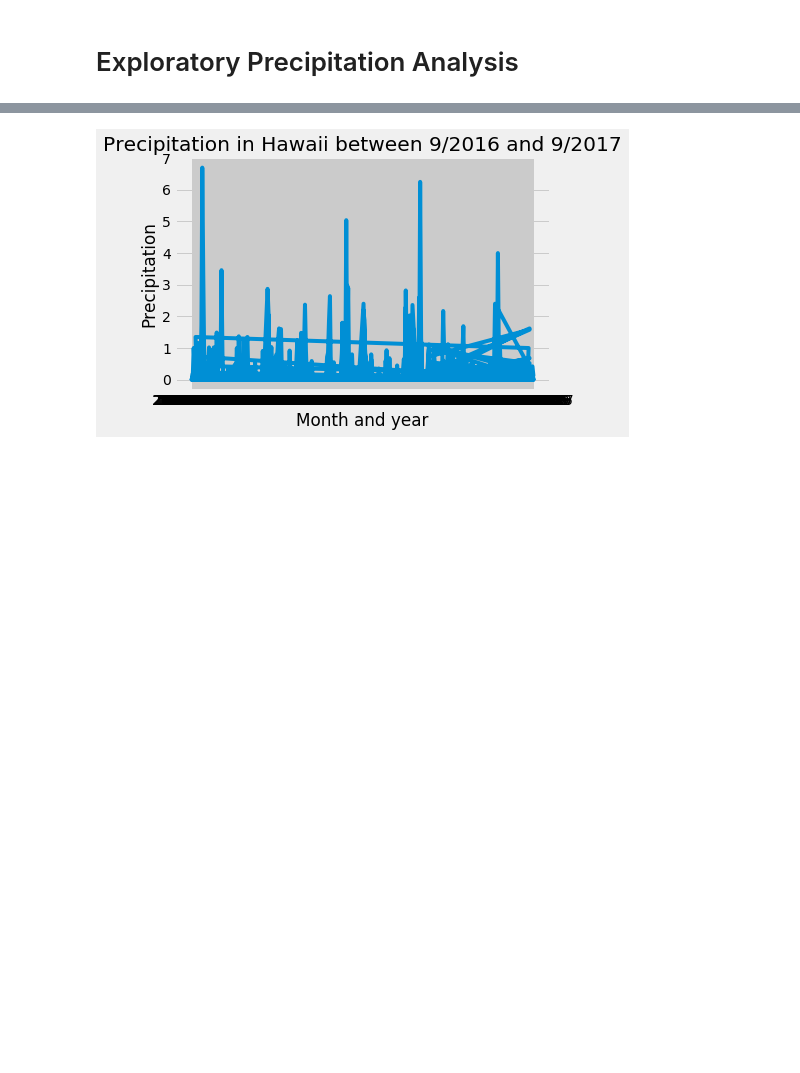
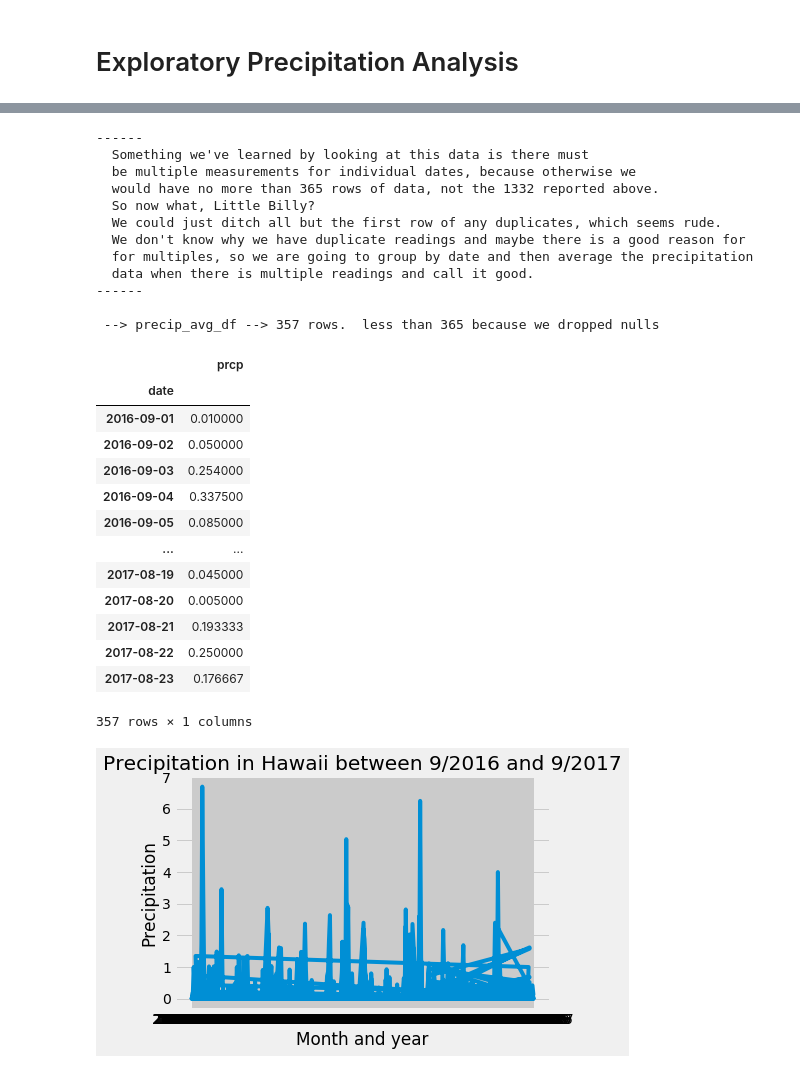
Before and after one commit to stephenbpeters/sqlalchemy-challenge, a Jupyter notebook: climate.ipynb, the cells around one changed output, grey strips where cells are left out. Saved outputs shown, nothing was run; the diff lists cells and outputs as text; code cells hidden in the pictures; blank space fills up the shorter version.

```diff
--- a/climate.ipynb
+++ b/climate.ipynb
@@ -166,7 +155,7 @@ print(last_date)
 
 #select date from measurement where date like '2017-%' or '2016-%'
 print(' -- get twelve months')
-twelve_months = pd.read_sql_query("select date from measurement where (date like '2017%')\
+twelve_months = pd.read_sql_query("select distinct date from measurement where (date like '2017%')\
                                   or (date like '2016-09%')\
                                   or (date like '2016-10%')\
                                   or (date like '2016-11%')\
@@ -176,7 +165,7 @@ print('')
 
 
 # Perform a query to retrieve the data and precipitation scores
-print(' -- get twelve months')
+print(' -- get twelve months with precipitation data')
 twelve_months = pd.read_sql_query("select date, prcp from measurement where (date like '2017%')\
                                   or (date like '2016-09%')\
                                   or (date like '2016-10%')\
@@ -184,6 +173,7 @@ twelve_months = pd.read_sql_query("select date, prcp from measurement where (dat
                                   or (date like '2016-12%')", engine)
 print(twelve_months)
 print('')
+# group by date and average prcp
 
 print(' -- drop rows with null values')
 twelve_months.dropna(axis = 0, how = 'any', inplace=True)
@@ -214,3 +204,47 @@ print('')
+# %%
+print('------')
+print('  Something we\'ve learned by looking at this data is there must ')
+print('  be multiple measurements for individual dates, because otherwise we')
+print('  would have no more than 365 rows of data, not the 1332 reported above.')
+print('  So now what, Little Billy?')
+print('  We could just ditch all but the first row of any duplicates, which seems rude.')
+print('  We don\'t know why we have duplicate readings and maybe there is a good reason for')
+print('  for multiples, so we are going to group by date and then average the precipitation')
+print('  data when there is multiple readings and call it good.')
+print('------')
+print('')
+
+print(' --> precip_avg_df --> 357 rows.  less than 365 because we dropped nulls')
+precip_avg = twelve_months.groupby(['date'])['prcp'].mean()
+precip_avg_df = pd.DataFrame(precip_avg)
+precip_avg_df
+# %% [output]
+------
+  Something we've learned by looking at this data is there must
+  be multiple measurements for individual dates, because otherwise we
+  would have no more than 365 rows of data, not the 1332 reported above.
+  So now what, Little Billy?
+  We could just ditch all but the first row of any duplicates, which seems rude.
+  We don't know why we have duplicate readings and maybe there is a good reason for
+  for multiples, so we are going to group by date and then average the precipitation
+  data when there is multiple readings and call it good.
+------
+
+ --> precip_avg_df --> 357 rows.  less than 365 because we dropped nulls
+|  | prcp |
+| date |  |
+| 2016-09-01 | 0.010000 |
+| 2016-09-02 | 0.050000 |
+| 2016-09-03 | 0.254000 |
+| 2016-09-04 | 0.337500 |
+| 2016-09-05 | 0.085000 |
+| ... | ... |
+| 2017-08-19 | 0.045000 |
+| 2017-08-20 | 0.005000 |
+| 2017-08-21 | 0.193333 |
+| 2017-08-22 | 0.250000 |
+| 2017-08-23 | 0.176667 |
+357 rows × 1 columns
 # %%
 # Use Pandas Plotting with Matplotlib to plot the data
 
```
Also changed, not shown: parts of 10 cells of this notebook.
